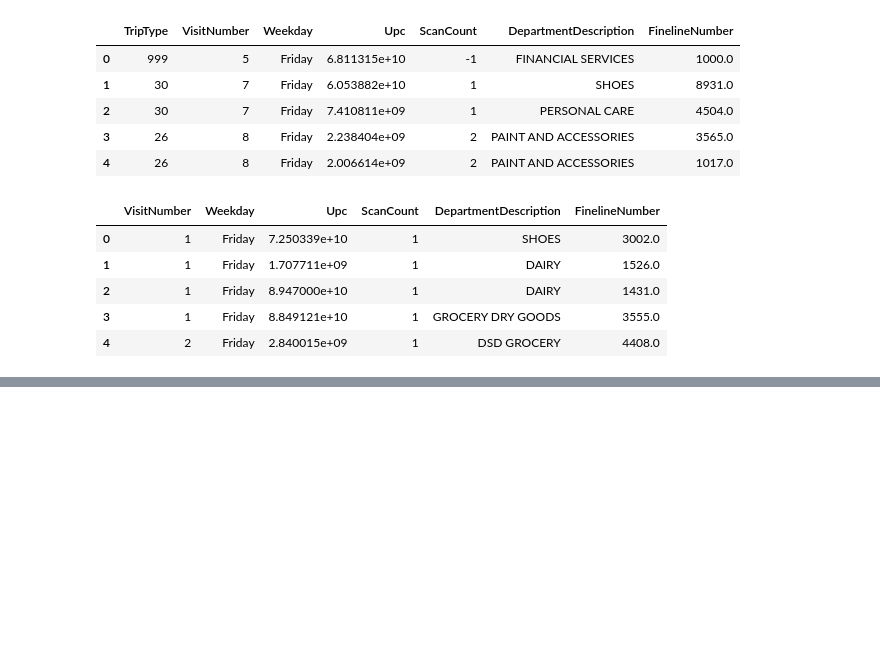
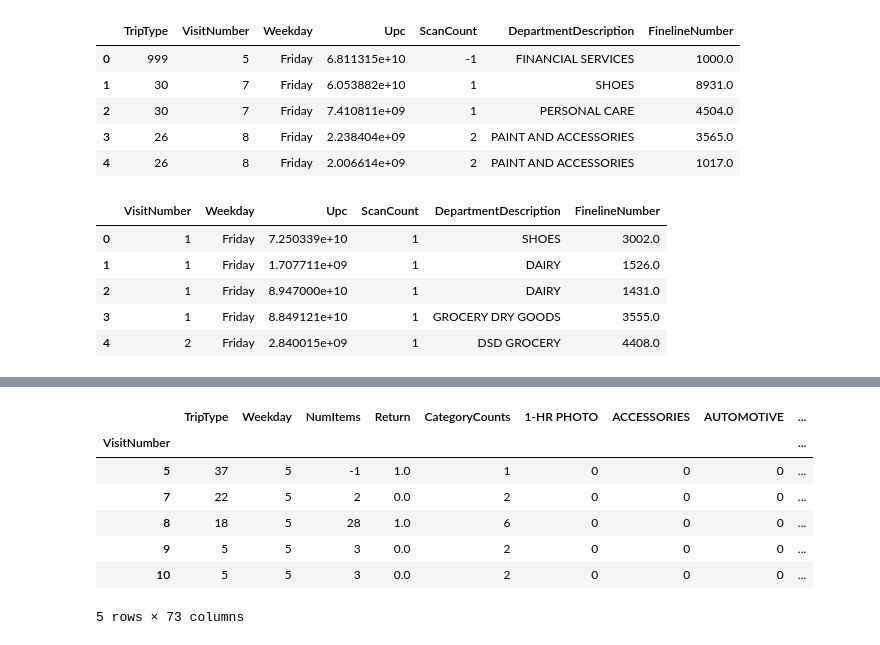
Before and after one commit to snehalsandy/walmart, a Jupyter notebook: Untitled.ipynb, the cells around one changed output, grey strips where cells are left out. Cells and saved outputs as stored; diff of their text form; code cells hidden in the pictures; blank space fills up the shorter version.

```diff
--- a/Untitled.ipynb
+++ b/Untitled.ipynb
@@ -74,0 +210,40 @@ data_dummies=data_dummies.replace(-0,0)
+# %%
+def add_category_counts(data):
+    alist = []
+    for array in np.asarray(data.iloc[:,4:]):
+        count = 0
+        for item in array:
+            if item > 0:
+                count += 1
+        alist.append(count)
+    cat_counts = pd.DataFrame(alist)
+    cat_counts = cat_counts.rename(columns={0:"CategoryCount"})
+    cat_counts = cat_counts.set_index(data.index)
+    data.insert(4, 'CategoryCounts', cat_counts)
+    return data
+
+def add_category_counts_test(data):
+    alist = []
+    for array in np.asarray(data.iloc[:,3:]):
+        count = 0
+        for item in array:
+            if item > 0:
+                count += 1
+        alist.append(count)
+    cat_counts = pd.DataFrame(alist)
+    cat_counts = cat_counts.rename(columns={0:"CategoryCount"})
+    cat_counts = cat_counts.set_index(data.index)
+    data.insert(3, 'CategoryCounts', cat_counts)
+    return data
+# %%
+data=add_category_counts(data)
+data.head()
+# %% [output]
+|  | TripType | Weekday | NumItems | Return | CategoryCounts | 1-HR PHOTO | ACCESSORIES | AUTOMOTIVE | ... |
+| VisitNumber |  |  |  |  |  |  |  |  | ... |
+| 5 | 37 | 5 | -1 | 1.0 | 1 | 0 | 0 | 0 | ... |
+| 7 | 22 | 5 | 2 | 0.0 | 2 | 0 | 0 | 0 | ... |
+| 8 | 18 | 5 | 28 | 1.0 | 6 | 0 | 0 | 0 | ... |
+| 9 | 5 | 5 | 3 | 0.0 | 2 | 0 | 0 | 0 | ... |
+| 10 | 5 | 5 | 3 | 0.0 | 2 | 0 | 0 | 0 | ... |
+5 rows × 73 columns
```
Also changed, not shown: parts of 13 cells of this notebook.
